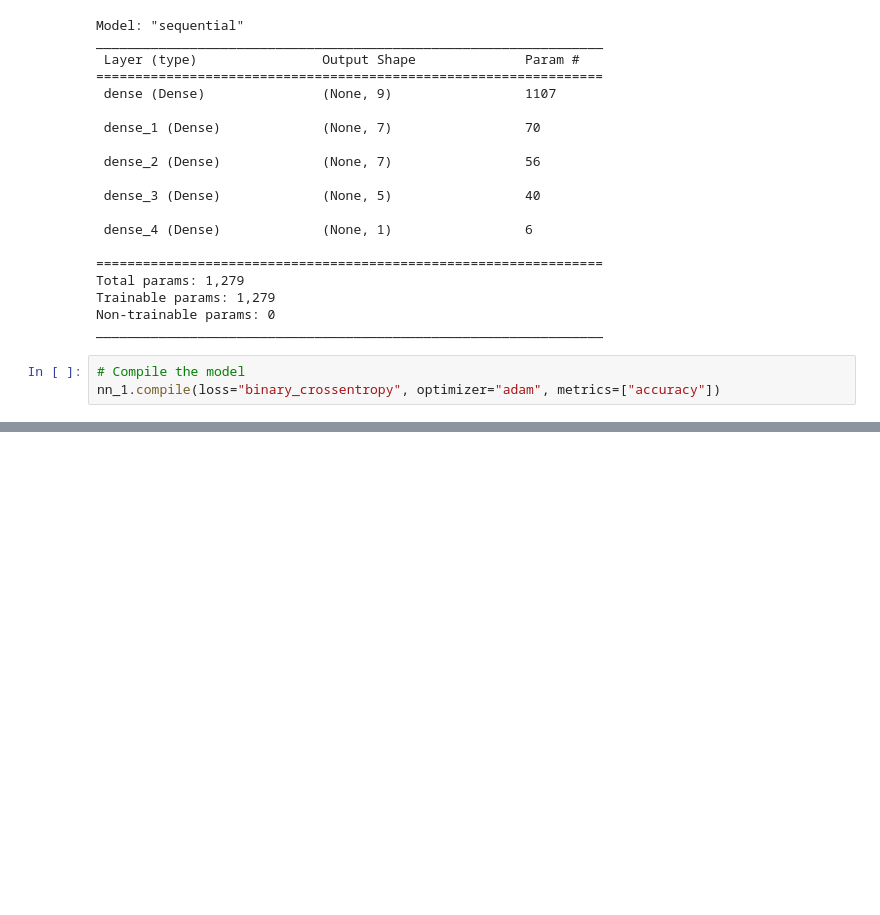
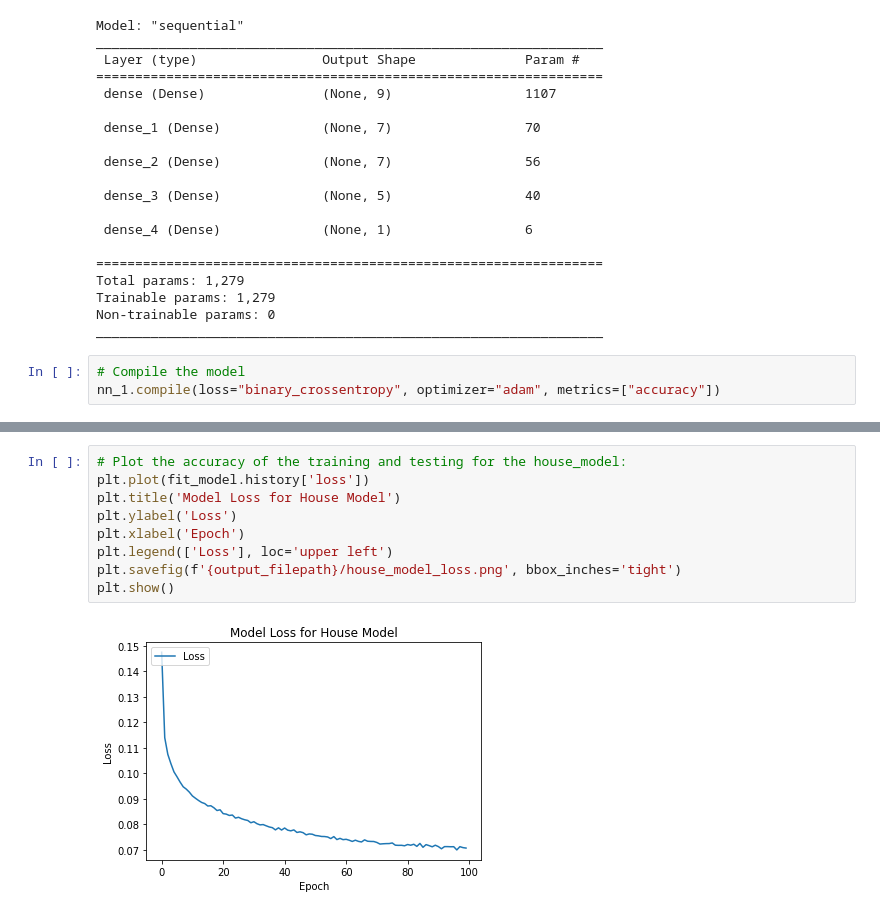
Before and after one commit to JJERANEK/Project-4, a Jupyter notebook: etl_ml_notebooks/house_ml_optimization.ipynb, the cells around one changed output, grey strips where cells are left out. Cells and saved outputs as stored; diff of their text form; blank space fills up the shorter version.

```diff
--- a/etl_ml_notebooks/house_ml_optimization.ipynb
+++ b/etl_ml_notebooks/house_ml_optimization.ipynb
@@ -358,0 +350,11 @@ files.download(f'{output_filepath}/house_scaler.bin')
+# %%
+# Plot the accuracy of the training and testing for the house_model:
+plt.plot(fit_model.history['loss'])
+plt.title('Model Loss for House Model')
+plt.ylabel('Loss')
+plt.xlabel('Epoch')
+plt.legend(['Loss'], loc='upper left')
+plt.savefig(f'{output_filepath}/house_model_loss.png', bbox_inches='tight')
+plt.show()
+# %% [output]
+[figure, added]
```
Also changed, not shown: parts of 11 cells of this notebook, 7 other files.
